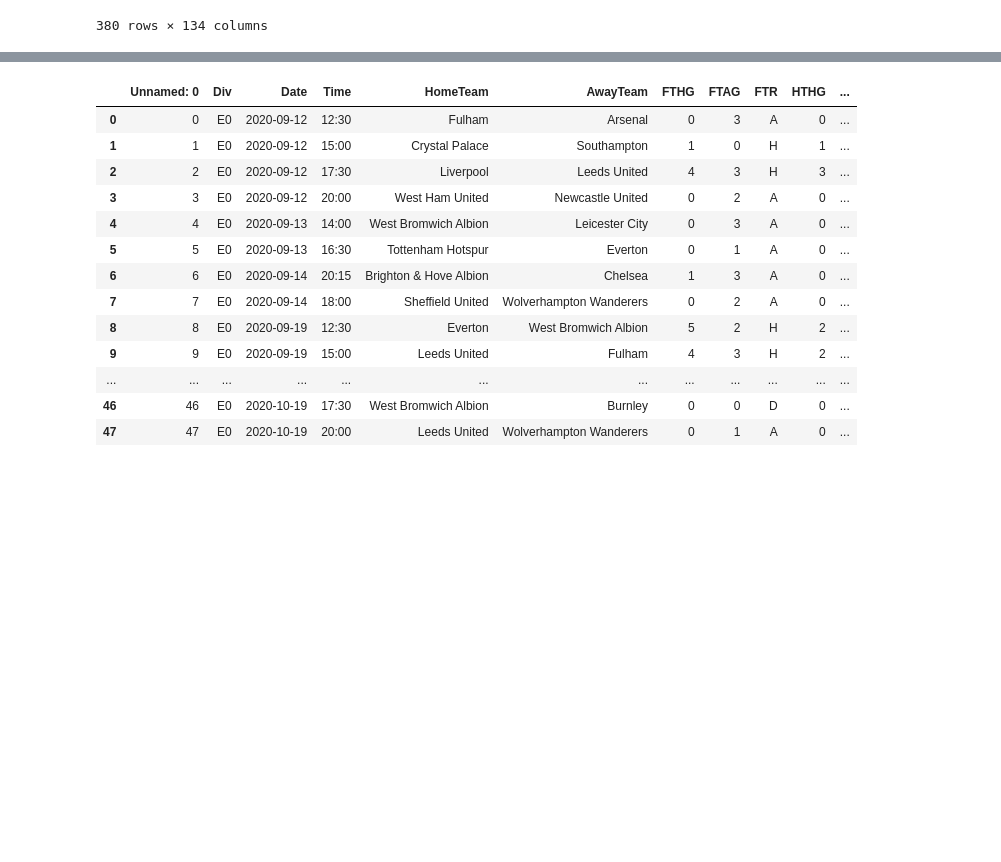
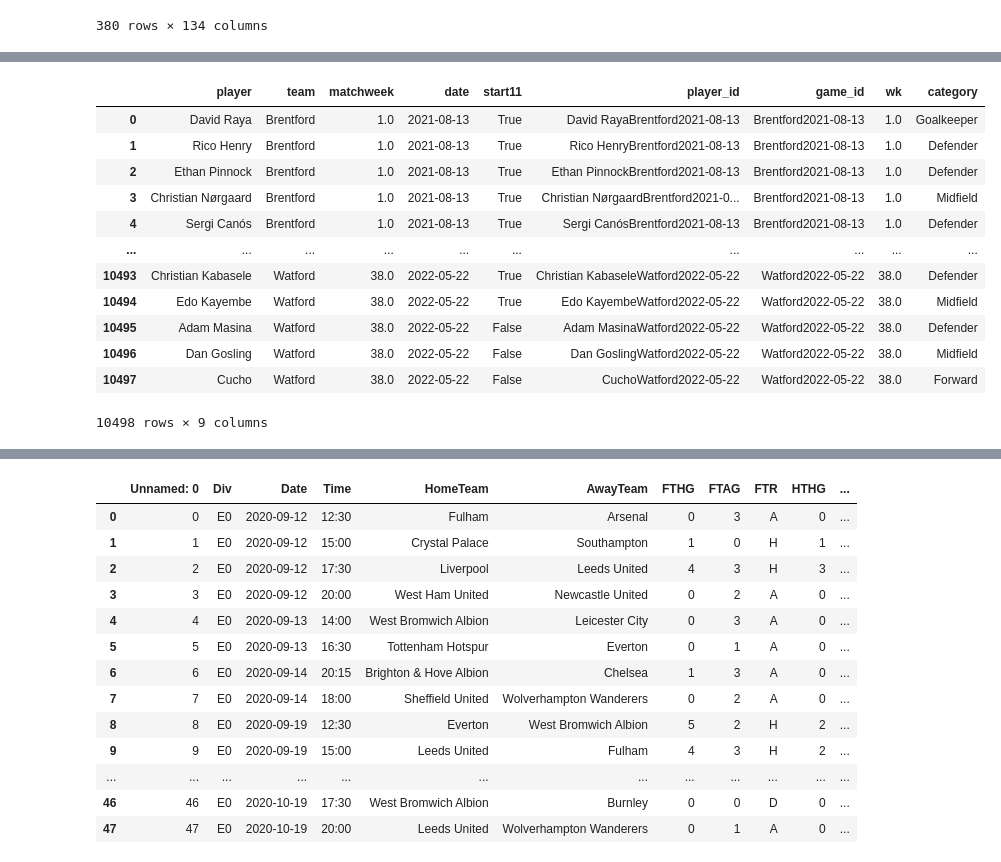
Before and after one commit to Giuliano99/Masterarbeit, a Jupyter notebook: Player Stats.ipynb, the cells around one changed output, grey strips where cells are left out. Saved outputs shown, nothing was run; the diff lists cells and outputs as text; code cells hidden in the pictures; blank space fills up the shorter version.

Commit message:
fix Player Stats bis Zelle 8

```diff
--- a/Player Stats.ipynb
+++ b/Player Stats.ipynb
@@ -112 +95,31 @@ PL20_21_lineups_tmp
+# %%
+#2019-20
+PL19_20_lineups_tmp =  pd.merge(PL19_20_lineups, game_weeks_19[['game_id', 'wk']], on= 'game_id', how='left')
+PL19_20_player_stats_tmp =  pd.merge(PL19_20_player_stats, game_weeks_19[['game_id', 'wk']], on= 'game_id', how='left')
+PL19_20_lineups_tmp = pd.merge(PL19_20_lineups_tmp, PL19_20_player_stats_tmp[['player_id', 'category']], on= 'player_id')
+#2020-21
+PL20_21_lineups_tmp =  pd.merge(PL20_21_lineups, game_weeks_20[['game_id', 'wk']], on= 'game_id', how='left')
+PL20_21_player_stats_tmp =  pd.merge(PL20_21_player_stats, game_weeks_20[['game_id', 'wk']], on= 'game_id', how='left')
+PL20_21_lineups_tmp = pd.merge(PL20_21_lineups_tmp, PL20_21_player_stats_tmp[['player_id', 'category']], on= 'player_id')
+#2021-22
+PL21_22_lineups_tmp =  pd.merge(PL21_22_lineups, game_weeks_21[['game_id', 'wk']], on= 'game_id', how='left')
+PL21_22_player_stats_tmp =  pd.merge(PL21_22_player_stats, game_weeks_21[['game_id', 'wk']], on= 'game_id', how='left')
+PL21_22_lineups_tmp = pd.merge(PL21_22_lineups_tmp, PL21_22_player_stats_tmp[['player_id', 'category']], on= 'player_id')
+
+
+PL21_22_lineups_tmp
+# %% [output]
+|  | player | team | matchweek | date | start11 | player_id | game_id | wk | category |
+| 0 | David Raya | Brentford | 1.0 | 2021-08-13 | True | David RayaBrentford2021-08-13 | Brentford2021-08-13 | 1.0 | Goalkeeper |
+| 1 | Rico Henry | Brentford | 1.0 | 2021-08-13 | True | Rico HenryBrentford2021-08-13 | Brentford2021-08-13 | 1.0 | Defender |
+| 2 | Ethan Pinnock | Brentford | 1.0 | 2021-08-13 | True | Ethan PinnockBrentford2021-08-13 | Brentford2021-08-13 | 1.0 | Defender |
+| 3 | Christian Nørgaard | Brentford | 1.0 | 2021-08-13 | True | Christian NørgaardBrentford2021-0... | Brentford2021-08-13 | 1.0 | Midfield |
+| 4 | Sergi Canós | Brentford | 1.0 | 2021-08-13 | True | Sergi CanósBrentford2021-08-13 | Brentford2021-08-13 | 1.0 | Defender |
+| ... | ... | ... | ... | ... | ... | ... | ... | ... | ... |
+| 10493 | Christian Kabasele | Watford | 38.0 | 2022-05-22 | True | Christian KabaseleWatford2022-05-22 | Watford2022-05-22 | 38.0 | Defender |
+| 10494 | Edo Kayembe | Watford | 38.0 | 2022-05-22 | True | Edo KayembeWatford2022-05-22 | Watford2022-05-22 | 38.0 | Midfield |
+| 10495 | Adam Masina | Watford | 38.0 | 2022-05-22 | False | Adam MasinaWatford2022-05-22 | Watford2022-05-22 | 38.0 | Defender |
+| 10496 | Dan Gosling | Watford | 38.0 | 2022-05-22 | False | Dan GoslingWatford2022-05-22 | Watford2022-05-22 | 38.0 | Midfield |
+| 10497 | Cucho | Watford | 38.0 | 2022-05-22 | False | CuchoWatford2022-05-22 | Watford2022-05-22 | 38.0 | Forward |
+10498 rows × 9 columns
 # %%
```
Also changed, not shown: parts of 4 cells of this notebook.
